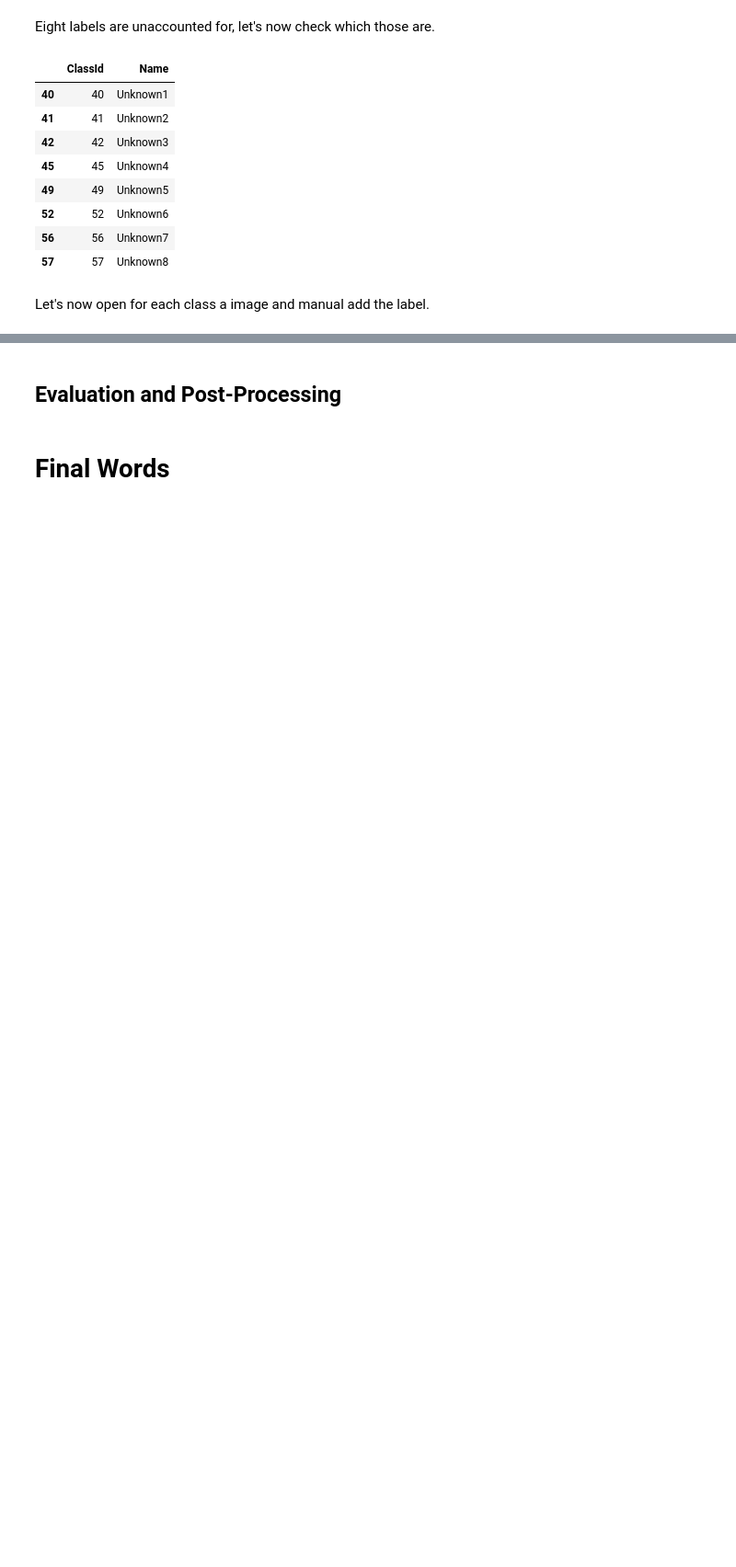
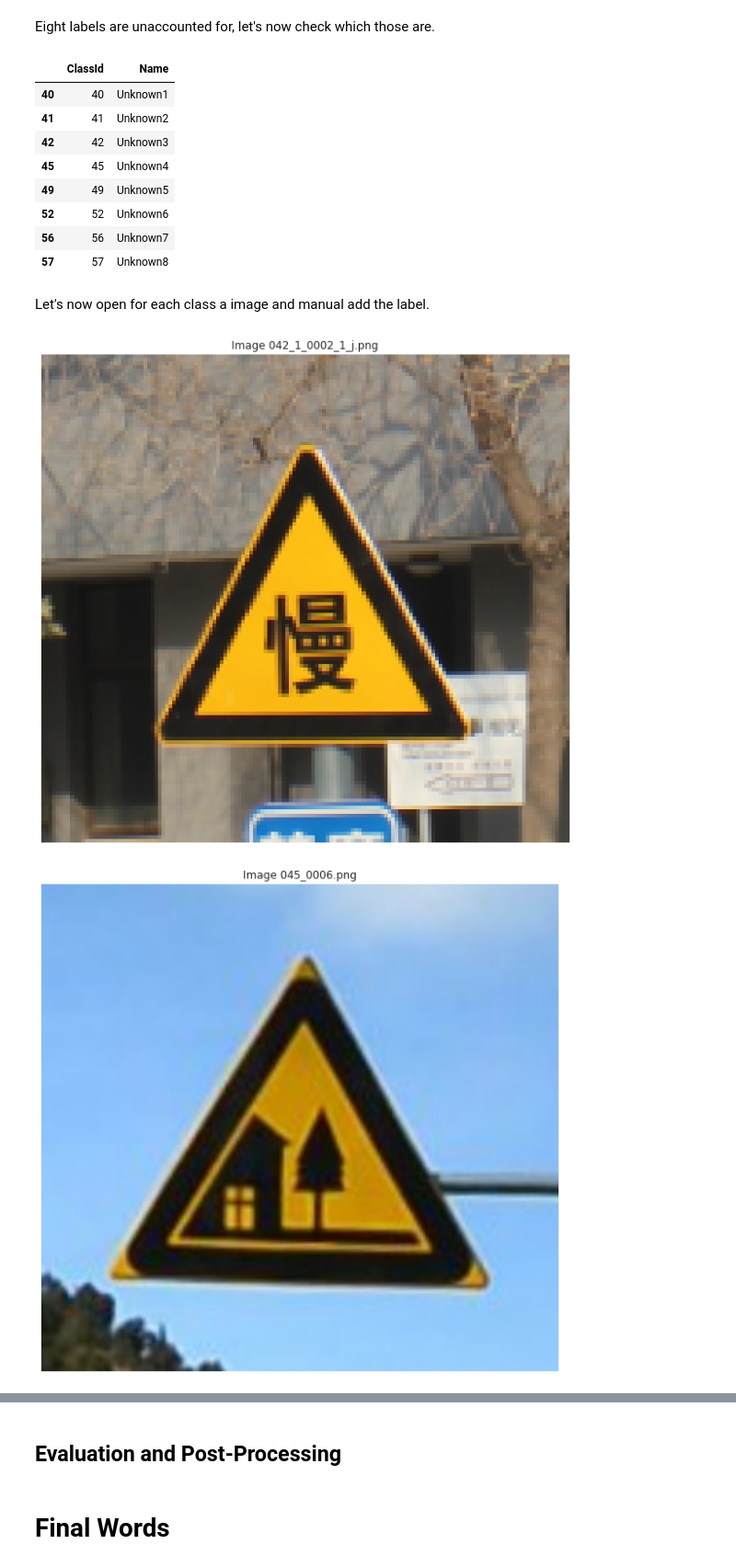
Before and after one commit to bernardo-cruz/DLV03_Project, a Jupyter notebook: traffic_sign_detection.ipynb, the cells around one changed output, grey strips where cells are left out. Shown at 92% size. Drawn from its saved outputs; the diff is of its cells as text; code cells hidden in the pictures; blank space fills up the shorter version.

Commit message:
data download and main script started

```diff
--- a/traffic_sign_detection.ipynb
+++ b/traffic_sign_detection.ipynb
@@ -28,6 +33,7 @@ Uncomment and adapt path.
 # Built-in imports
 import os
 import pathlib
+import random
 
 # Basic imports
 import numpy as np
@@ -36,14 +42,21 @@ import pandas as pd
 # Ploting libraries
 import matplotlib.pyplot as plt
 %matplotlib inline
+plt.rcParams['figure.figsize'] = (20, 10)
+
 import seaborn as sns
 sns.set(color_codes=True)
 
+import PIL.Image
+import PIL
 from PIL import Image
-import skimage as skimg
+import skimage
 
 # Tensorflow imports
 import tensorflow as tf
+from tensorflow.keras.preprocessing.image import ImageDataGenerator
+from tensorflow.keras.preprocessing import image
+
 from tensorflow.keras.utils import to_categorical
 from tensorflow.keras.models import Sequential, load_model
 from tensorflow.keras.layers import Conv2D, MaxPool2D, Dense, Flatten, Dropout
@@ -56,13 +106,23 @@ from sklearn import metrics # Classification report
 # %%
 # Path to project
-path_project_dir = pathlib.Path('/content/drive/MyDrive/DeepLearningVisionHSLU/DLV03_Project/')
+path_project_dir = pathlib.Path('/content/drive/MyDrive/DeepLearningInVisionHSLU/DLV03_Project/')
 # Path to data
 path_to_data = path_project_dir / 'data' / 'traffic_Data'
 # Get labels
 labels = pd.read_csv(
     '/content/drive/MyDrive/DeepLearningInVisionHSLU/DLV03_Project/data/labels.csv',
     delimiter=",",
+    dtype = str
     )
+
+# Check set
+print('Labels info:\n')
+print(labels.info(),'\n')
+print('='*20)
 # Check for missing values (no labels)
-labels[labels.Name.str.contains("Unknown")].count()
+print('Labels contain "Unkown":\n', labels[labels.Name.str.contains("Unknown")].count(),'\n')
+print('='*20)
+# Check for missing values
+print('Labels Name unique count:\n', labels.Name.count(),'\n')
+print('='*20)
 # %% [output]
@@ -89,5 +184,17 @@ Let's now open for each class a image and manual add the label.
 # Convert ids to list
 ids_missing_values = labels[labels.Name.str.contains("Unknown")].ClassId.to_list()
 # Generate paths
-path_to_folders = [path_to_data.joinpath('DATA',str(id)) for id in ids_missing_values]
-# Open for each category a sample figure
+path_to_missing = [path_to_data.joinpath('DATA',str(id)) for id in ids_missing_values]
+# %%
+for directory in path_to_missing:
+  np_dir_content = np.array(get_dir_content(directory))
+  i = random.randint(a = 0, b = np_dir_content.shape[0])
+  show_image(
+      plt.imread(
+          os.path.join(directory, np_dir_content[i])
+          ),
+      title = f'Image {np_dir_content[i]}',
+      )
+# %% [output]
+[figure, added]
+[figure, added]
```
Also changed, not shown: parts of 24 cells of this notebook, 2 other files.
